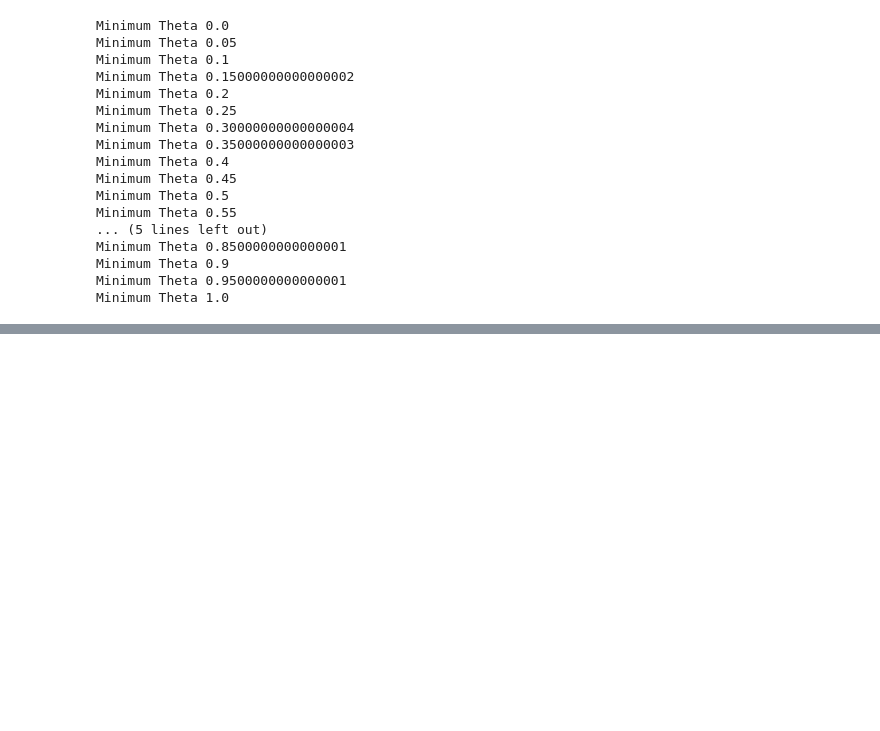
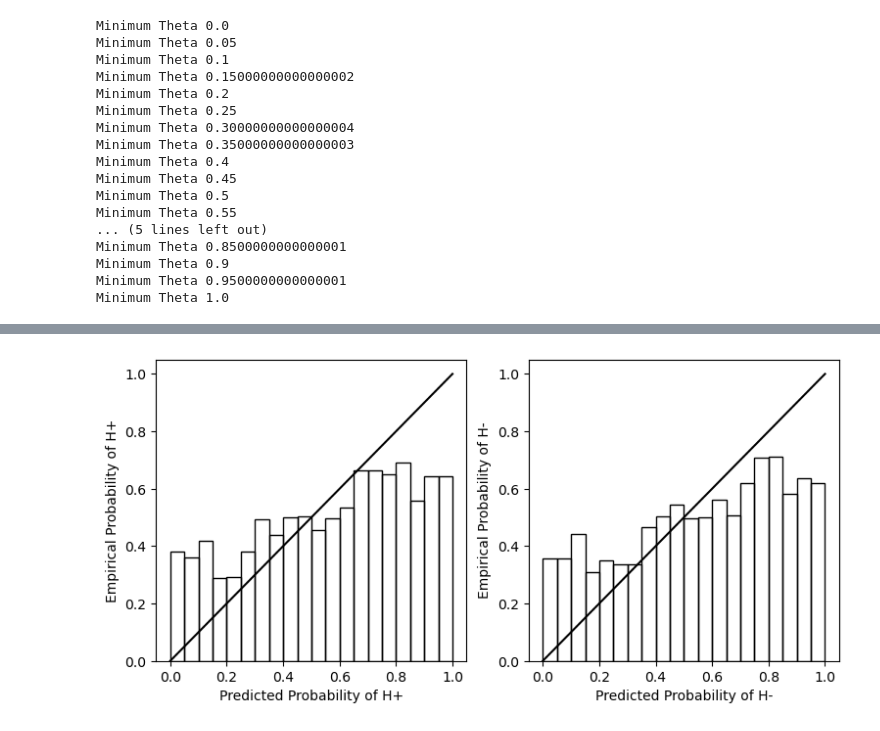
Before and after one commit to fcseidl/social-net-consensus, a Jupyter notebook: LCMValidation.ipynb, the cells around one changed output, grey strips where cells are left out. Saved outputs shown, nothing was run; the diff lists cells and outputs as text; code cells hidden in the pictures; blank space fills up the shorter version.

```diff
--- a/LCMValidation.ipynb
+++ b/LCMValidation.ipynb
@@ -459,0 +465,3 @@ a += b
+# %%
+yt = np.array(yt)
+sum(yt == 1)/len(yt)
@@ -459,0 +470,13 @@ a += b
+# %%
+pplus = logreg.predict_proba(Xt)[:,1]
+walls = np.linspace(0,1,21)
+frequency = []
+for low, hi in zip(walls[:-1],walls[1:]):
+    bins = (low <= pplus) & (pplus <= hi)
+    print(bins)
+    freq = (yt[bins] == 1).sum()/bins.sum()
+    frequency.append(freq)
+    print(f'bin %f <= p < %f, frequency %f' % (low,hi,freq))
+
+fpos = np.array(frequency)
+fpos[np.isnan(fpos)] = 0
@@ -459,0 +501,12 @@ a += b
+# %%
+pplus = logreg.predict_proba(Xt)[:,0]
+walls = np.linspace(0,1,21)
+frequency = []
+for low, hi in zip(walls[:-1],walls[1:]):
+    bins = (low<=pplus) & (pplus <= hi)
+    freq = (yt[bins] == -1).sum()/bins.sum()
+    frequency.append(freq)
+    print(f'bin %f <= p < %f, frequency %f' % (low,hi,freq))
+
+fneg = np.array(frequency)
+fneg[np.isnan(fneg)] = 0
@@ -459,0 +534,16 @@ a += b
+# %%
+plt.figure(figsize = (9,4))
+plt.subplot(1, 2, 1)
+plt.hist(walls[:-1],walls,weights = fpos,fill = False)
+plt.plot([0,1],[0,1],c = 'black')
+plt.xlabel('Predicted Probability of H+')
+plt.ylabel('Empirical Probability of H+')
+
+plt.subplot(1, 2, 2)
+plt.hist(walls[:-1],walls,weights = fneg,fill = False)
+plt.plot([0,1],[0,1],c = 'black')
+plt.xlabel('Predicted Probability of H-')
+plt.ylabel('Empirical Probability of H-')
+plt.show()
+# %% [output]
+[figure, added]
```
Also changed, not shown: parts of 26 cells of this notebook.
